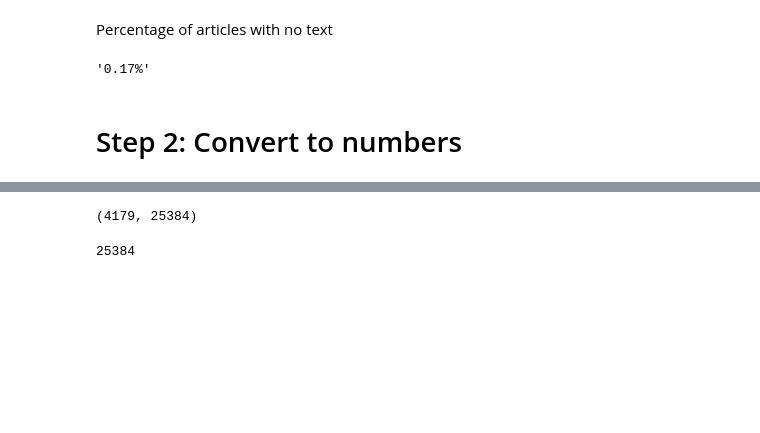
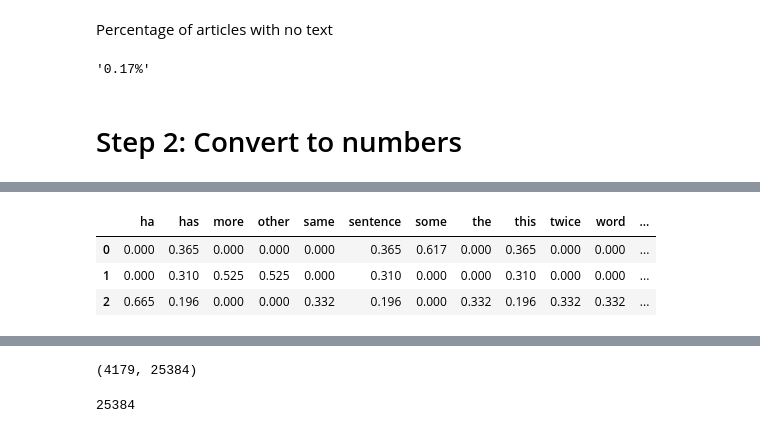
Before and after one commit to peterts/osloturen-2019, a Jupyter notebook: Build Model.ipynb, the cells around one changed output, grey strips where cells are left out. Saved outputs shown, nothing was run; the diff lists cells and outputs as text; code cells hidden in the pictures; blank space fills up the shorter version.

```diff
--- a/Build Model.ipynb
+++ b/Build Model.ipynb
@@ -136,2 +179,11 @@ f"{(df.text == '').mean() * 100:.2f}%"
 # %%
-from sklearn.feature_extraction.text import CountVectorizer
+from sklearn.feature_extraction.text import TfidfVectorizer
+
+vec = TfidfVectorizer()
+X = vec.fit_transform(texts)
+get_features_as_df(X, vec)
+# %% [output]
+|  | ha | has | more | other | same | sentence | some | the | this | twice | word | ... |
+| 0 | 0.000 | 0.365 | 0.000 | 0.000 | 0.000 | 0.365 | 0.617 | 0.000 | 0.365 | 0.000 | 0.000 | ... |
+| 1 | 0.000 | 0.310 | 0.525 | 0.525 | 0.000 | 0.310 | 0.000 | 0.000 | 0.310 | 0.000 | 0.000 | ... |
+| 2 | 0.665 | 0.196 | 0.000 | 0.000 | 0.332 | 0.196 | 0.000 | 0.332 | 0.196 | 0.332 | 0.332 | ... |
```
Also changed, not shown: parts of 14 cells of this notebook.
